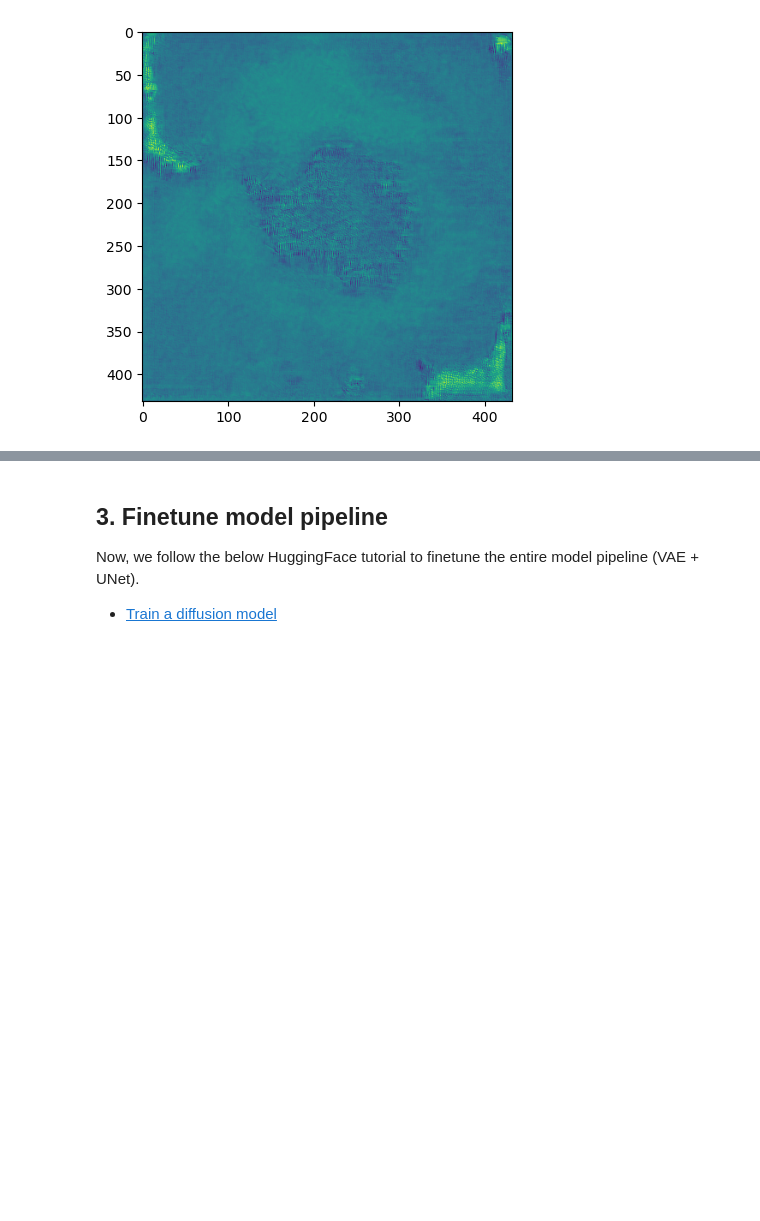
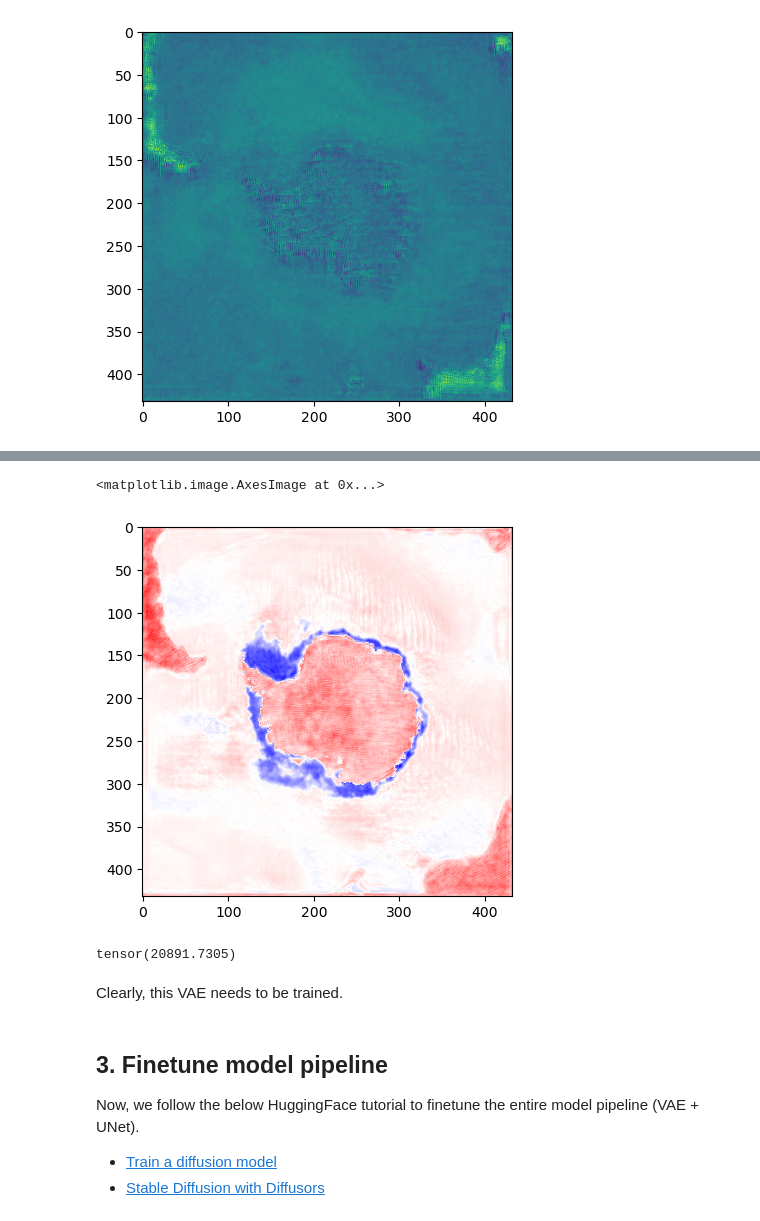
Before and after one commit to ampersandmcd/icenet-experimental, a Jupyter notebook: backbone/stablediffusion.ipynb, the cells around one changed output, grey strips where cells are left out. Saved outputs shown, nothing was run; the diff lists cells and outputs as text; code cells hidden in the pictures; blank space fills up the shorter version.

```diff
--- a/backbone/stablediffusion.ipynb
+++ b/backbone/stablediffusion.ipynb
@@ -185,8 +206,21 @@ plt.imshow(mat[0, 0, :, :])
+# %%
+target_mat = train_ds[0][1].squeeze().detach().cpu()
+plt.imshow((out_mat-target_mat), cmap="bwr")
+# %% [output]
+<matplotlib.image.AxesImage at 0x...>
+[figure, added]
+# %%
+((out_mat - target_mat)**2).sum()
+# %% [output]
+tensor(20891.7305)
+# %% [markdown]
+Clearly, this VAE needs to be trained.
 # %% [markdown]
 ## 3. Finetune model pipeline
 
 Now, we follow the below HuggingFace tutorial to finetune the entire model pipeline (VAE + UNet).
 - [Train a diffusion model](https://huggingface.co/docs/diffusers/tutorials/basic_training)
+- [Stable Diffusion with Diffusors](https://huggingface.co/blog/stable_diffusion)
 # %%
 from dataclasses import dataclass
 
```
Also changed, not shown: parts of 20 cells of this notebook, 1 other file.
